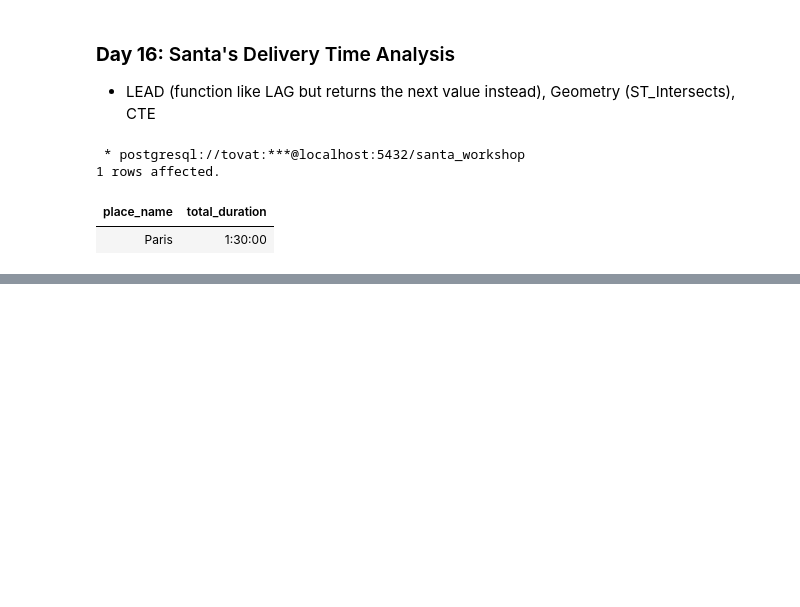
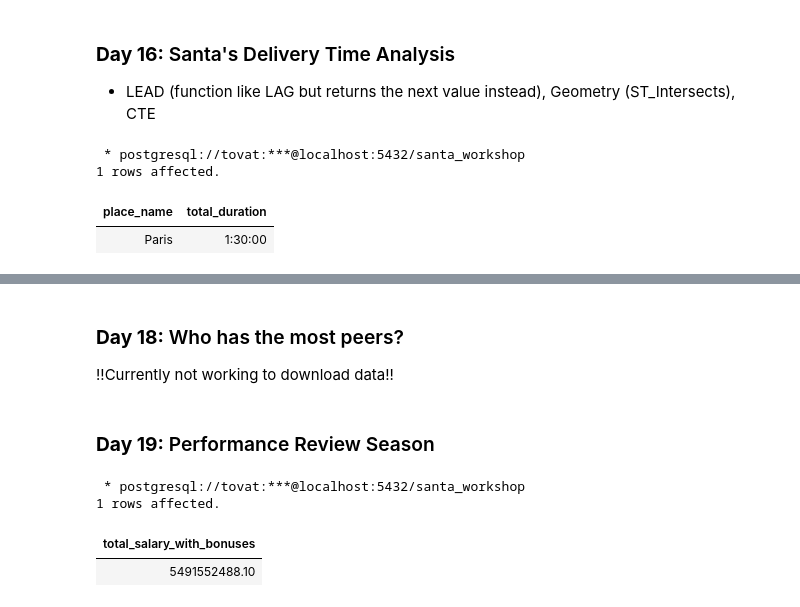
Before and after one commit to tovat/SQL-Advent-Calendars, a Jupyter notebook: advent-of-sql.ipynb, the cells around one changed output, grey strips where cells are left out. Saved outputs shown, nothing was run; the diff lists cells and outputs as text; code cells hidden in the pictures; blank space fills up the shorter version.

Commit message:
added day 17, 19 (no data for day 18)

```diff
--- a/advent-of-sql.ipynb
+++ b/advent-of-sql.ipynb
@@ -601,0 +638,26 @@ LIMIT 1;
+# %% [markdown]
+### <b>Day 18:</b> Who has the most peers?
+!!Currently not working to download data!!
+# %% [markdown]
+### <b>Day 19:</b> Performance Review Season
+# %%
+%%sql
+
+WITH calcs as (
+    SELECT salary,
+        year_end_performance_scores[array_length(year_end_performance_scores, 1)] as last_score,
+        AVG(year_end_performance_scores[array_length(year_end_performance_scores, 1)]) OVER () as avg_scores
+    from employees
+)
+SELECT
+    ROUND(
+        SUM(CASE
+                WHEN last_score > avg_scores THEN salary * 1.15
+                ELSE salary
+            END), 2) as total_salary_with_bonuses
+FROM calcs
+# %% [output]
+ * postgresql://tovat:***@localhost:5432/santa_workshop
+1 rows affected.
+| total_salary_with_bonuses |
+| 5491552488.10 |
```
Also changed, not shown: parts of 3 cells of this notebook.
